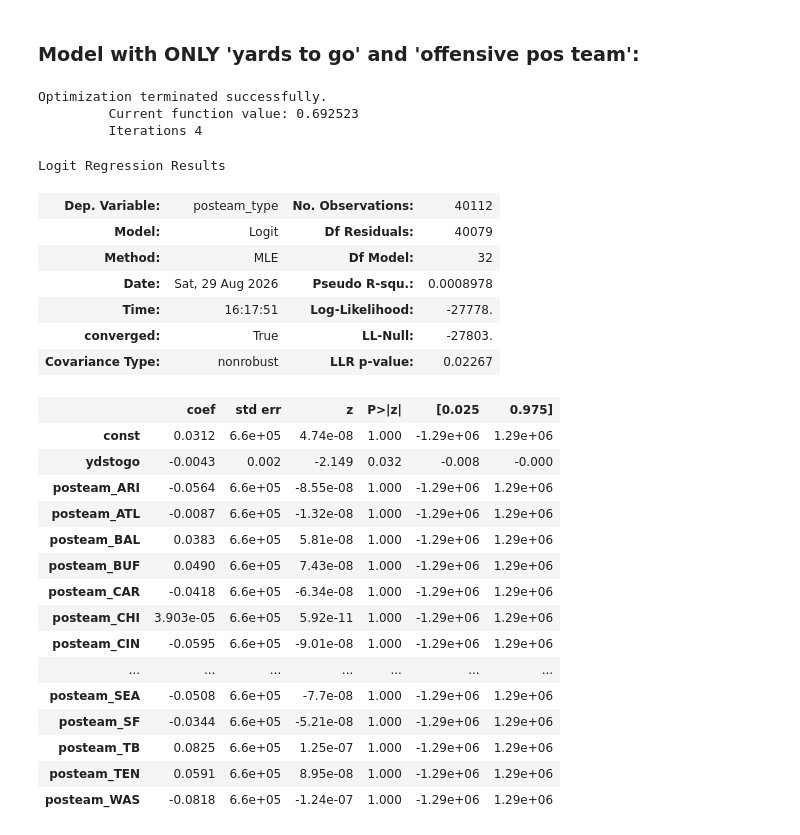
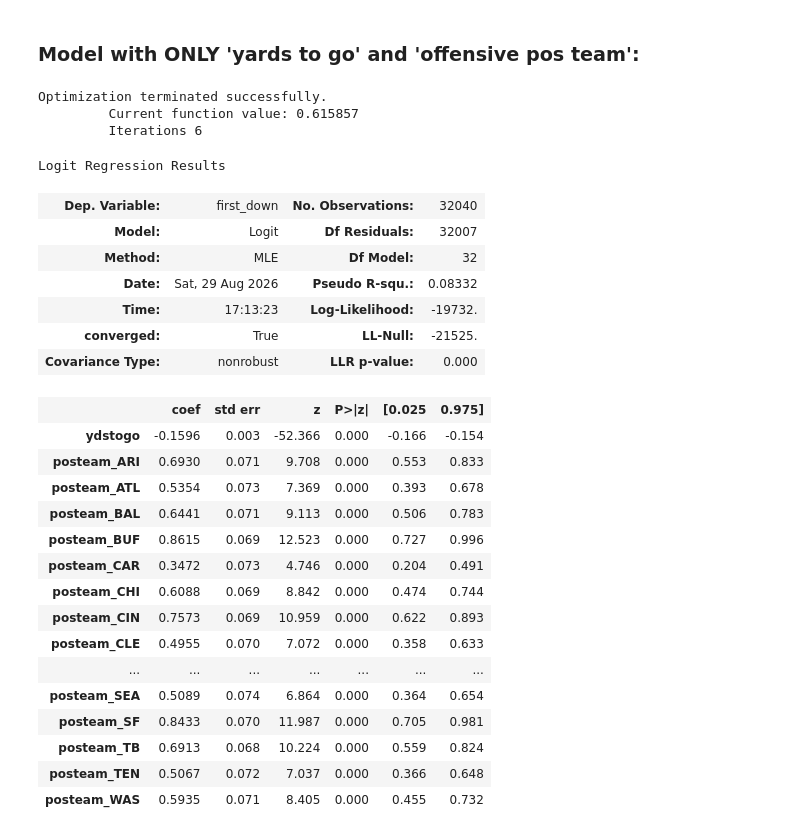
Before and after one commit to ahaze65/SPOA_4001_Homework_2, a Jupyter notebook: HW2_Question_2.ipynb, the cells around one changed output. Drawn from its saved outputs; the diff is of its cells as text; code cells hidden in the pictures.

```diff
--- a/HW2_Question_2.ipynb
+++ b/HW2_Question_2.ipynb
@@ -92,7 +107,8 @@ nfl_data = nfl_data[
     (nfl_data['ydstogo'].notna()) &
     (nfl_data['posteam'].notna()) &
     (nfl_data['defteam'].notna()) &
-    (nfl_data['posteam_type'].notna())
+    (nfl_data['posteam_type'].notna()) &
+    (nfl_data['first_down'].notna())
 ]
 # %%
 # Need to make posteam_type into 1s and 0s.
@@ -130,50 +146,56 @@ Index(['posteam_ARI', 'posteam_ATL', 'posteam_BAL', 'posteam_BUF',
 # %%
 # Get the predictors
 X = nfl_data[['ydstogo', 'posteam_ARI', 'posteam_ATL', 'posteam_BAL', 'posteam_BUF',
        'posteam_CAR', 'posteam_CHI', 'posteam_CIN', 'posteam_CLE',
        'posteam_DAL', 'posteam_DEN', 'posteam_DET', 'posteam_GB',
        'posteam_HOU', 'posteam_IND', 'posteam_JAX', 'posteam_KC', 'posteam_LA',
        'posteam_LAC', 'posteam_LV', 'posteam_MIA', 'posteam_MIN', 'posteam_NE',
        'posteam_NO', 'posteam_NYG', 'posteam_NYJ', 'posteam_PHI',
        'posteam_PIT', 'posteam_SEA', 'posteam_SF', 'posteam_TB', 'posteam_TEN',
        'posteam_WAS']]
 
 # Get the target predictor
-y = nfl_data[['posteam_type']]
+y = nfl_data[['first_down']]
 
-# add a constant to the data
-X = sm.add_constant(X)
+# test train split the data
+X_train, X_test, y_train, y_test = train_test_split(
+    X, y, test_size=0.2, random_state=42
+)
 
-# Make the model object
-model_1 = sm.Logit(y, X).fit()
+# Make the model object and train it
+model_1 = sm.Logit(y_train, X_train).fit()
+
+# Test the model
+pred_prob = model_1.predict(X_test)
+pred_class = (pred_prob >= 0.5).astype(int)
 
 # Get the summary
 model_1.summary()
 # %% [output]
 Optimization terminated successfully.
-         Current function value: 0.692523
-         Iterations 4
+         Current function value: 0.615857
+         Iterations 6
 Logit Regression Results
-| Dep. Variable: | posteam_type | No. Observations: | 40112 |
-| Model: | Logit | Df Residuals: | 40079 |
+| Dep. Variable: | first_down | No. Observations: | 32040 |
+| Model: | Logit | Df Residuals: | 32007 |
 | Method: | MLE | Df Model: | 32 |
-| Date: | Sat, 29 Aug 2026 | Pseudo R-squ.: | 0.0008978 |
-| Time: | 16:17:51 | Log-Likelihood: | -27778. |
-| converged: | True | LL-Null: | -27803. |
-| Covariance Type: | nonrobust | LLR p-value: | 0.02267 |
+| Date: | Sat, 29 Aug 2026 | Pseudo R-squ.: | 0.08332 |
+| Time: | 17:13:23 | Log-Likelihood: | -19732. |
+| converged: | True | LL-Null: | -21525. |
+| Covariance Type: | nonrobust | LLR p-value: | 0.000 |
 |  | coef | std err | z | P>|z| | [0.025 | 0.975] |
-| const | 0.0312 | 6.6e+05 | 4.74e-08 | 1.000 | -1.29e+06 | 1.29e+06 |
-| ydstogo | -0.0043 | 0.002 | -2.149 | 0.032 | -0.008 | -0.000 |
-| posteam_ARI | -0.0564 | 6.6e+05 | -8.55e-08 | 1.000 | -1.29e+06 | 1.29e+06 |
-| posteam_ATL | -0.0087 | 6.6e+05 | -1.32e-08 | 1.000 | -1.29e+06 | 1.29e+06 |
-| posteam_BAL | 0.0383 | 6.6e+05 | 5.81e-08 | 1.000 | -1.29e+06 | 1.29e+06 |
-| posteam_BUF | 0.0490 | 6.6e+05 | 7.43e-08 | 1.000 | -1.29e+06 | 1.29e+06 |
-| posteam_CAR | -0.0418 | 6.6e+05 | -6.34e-08 | 1.000 | -1.29e+06 | 1.29e+06 |
-| posteam_CHI | 3.903e-05 | 6.6e+05 | 5.92e-11 | 1.000 | -1.29e+06 | 1.29e+06 |
-| posteam_CIN | -0.0595 | 6.6e+05 | -9.01e-08 | 1.000 | -1.29e+06 | 1.29e+06 |
+| ydstogo | -0.1596 | 0.003 | -52.366 | 0.000 | -0.166 | -0.154 |
+| posteam_ARI | 0.6930 | 0.071 | 9.708 | 0.000 | 0.553 | 0.833 |
+| posteam_ATL | 0.5354 | 0.073 | 7.369 | 0.000 | 0.393 | 0.678 |
+| posteam_BAL | 0.6441 | 0.071 | 9.113 | 0.000 | 0.506 | 0.783 |
+| posteam_BUF | 0.8615 | 0.069 | 12.523 | 0.000 | 0.727 | 0.996 |
+| posteam_CAR | 0.3472 | 0.073 | 4.746 | 0.000 | 0.204 | 0.491 |
+| posteam_CHI | 0.6088 | 0.069 | 8.842 | 0.000 | 0.474 | 0.744 |
+| posteam_CIN | 0.7573 | 0.069 | 10.959 | 0.000 | 0.622 | 0.893 |
+| posteam_CLE | 0.4955 | 0.070 | 7.072 | 0.000 | 0.358 | 0.633 |
 | ... | ... | ... | ... | ... | ... | ... |
-| posteam_SEA | -0.0508 | 6.6e+05 | -7.7e-08 | 1.000 | -1.29e+06 | 1.29e+06 |
-| posteam_SF | -0.0344 | 6.6e+05 | -5.21e-08 | 1.000 | -1.29e+06 | 1.29e+06 |
-| posteam_TB | 0.0825 | 6.6e+05 | 1.25e-07 | 1.000 | -1.29e+06 | 1.29e+06 |
-| posteam_TEN | 0.0591 | 6.6e+05 | 8.95e-08 | 1.000 | -1.29e+06 | 1.29e+06 |
-| posteam_WAS | -0.0818 | 6.6e+05 | -1.24e-07 | 1.000 | -1.29e+06 | 1.29e+06 |
+| posteam_SEA | 0.5089 | 0.074 | 6.864 | 0.000 | 0.364 | 0.654 |
+| posteam_SF | 0.8433 | 0.070 | 11.987 | 0.000 | 0.705 | 0.981 |
+| posteam_TB | 0.6913 | 0.068 | 10.224 | 0.000 | 0.559 | 0.824 |
+| posteam_TEN | 0.5067 | 0.072 | 7.037 | 0.000 | 0.366 | 0.648 |
+| posteam_WAS | 0.5935 | 0.071 | 8.405 | 0.000 | 0.455 | 0.732 |
```
Also changed, not shown: parts of 22 cells of this notebook, 1 other file.
